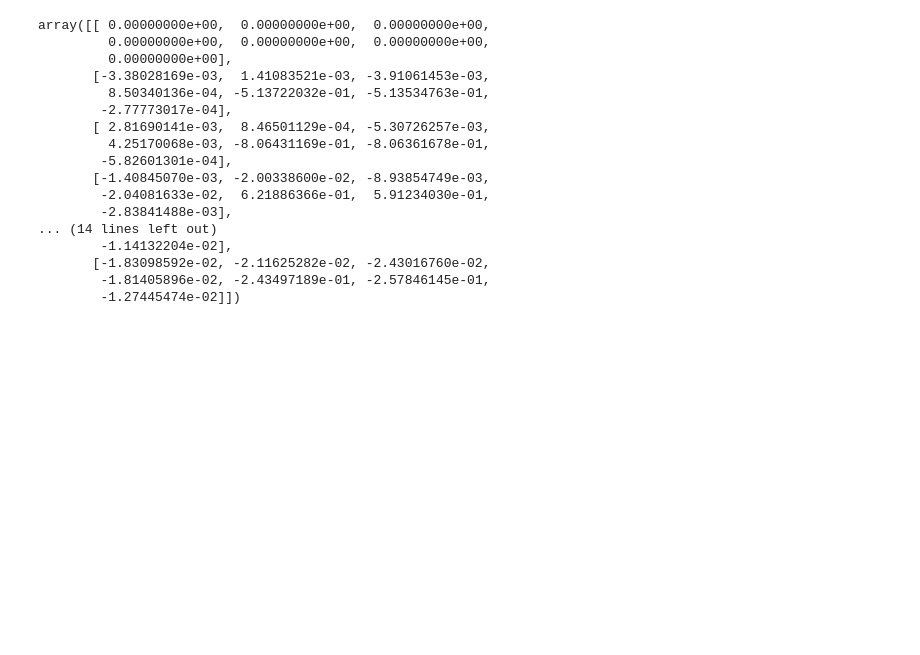
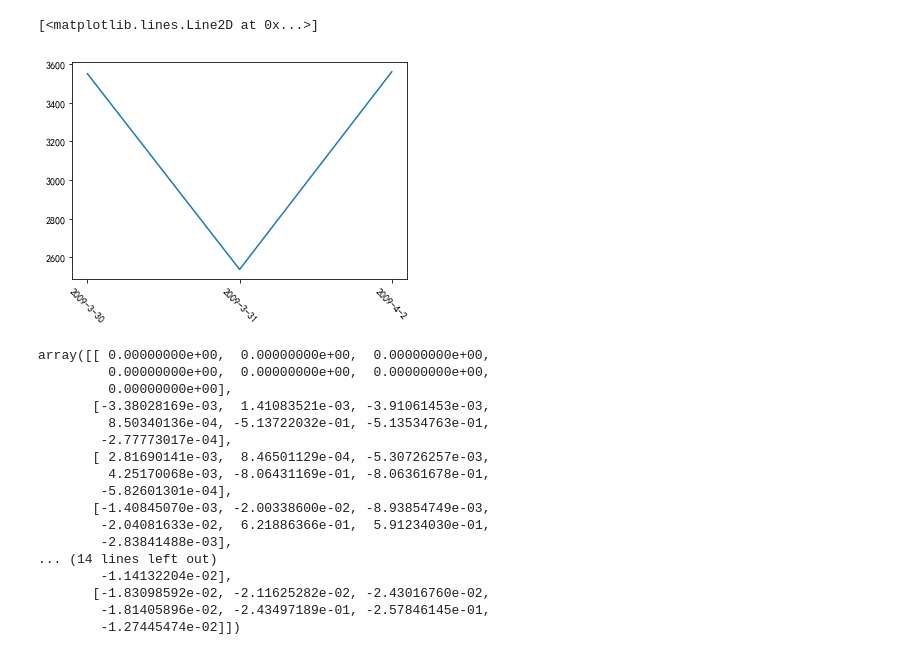
Before and after one commit to try1995/leetcode, a Jupyter notebook: LSTM-Neural-Network-for-Time-Series-Prediction/Untitled.ipynb, the cells around one changed output. Cells and saved outputs as stored; diff of their text form; code cells hidden in the pictures; blank space fills up the shorter version.

```diff
--- a/LSTM-Neural-Network-for-Time-Series-Prediction/Untitled.ipynb
+++ b/LSTM-Neural-Network-for-Time-Series-Prediction/Untitled.ipynb
@@ -19,3 +18,19 @@ data
+# %%
+import matplotlib.pyplot as plt
+import matplotlib.ticker as ticker
+
+
+fig,ax  = plt.subplots(1,1)
+plt.xticks(rotation=-45)   # 设置横坐标显示的角度，角度是逆时针
+# tick_spacing = 3    # 设置密度，比如横坐标9个，设置这个为3,到时候横坐标上就显示 9/3=3个横坐标，
+
+y_list = [3550,2538,3560]
+x_list =["2009-3-30", "2009-3-31", "2009-4-2"]
+ax.plot(x_list,y_list)
+# ax.xaxis.set_major_locator(ticker.MultipleLocator(tick_spacing))
+# %% [output]
+[<matplotlib.lines.Line2D at 0x...>]
+[figure, added]
 # %%
 ss = data.copy()
 for column in ["Open","Close","High","Low","Volume","Money"]:
```
Also changed, not shown: parts of 9 cells of this notebook, 45 other files.
